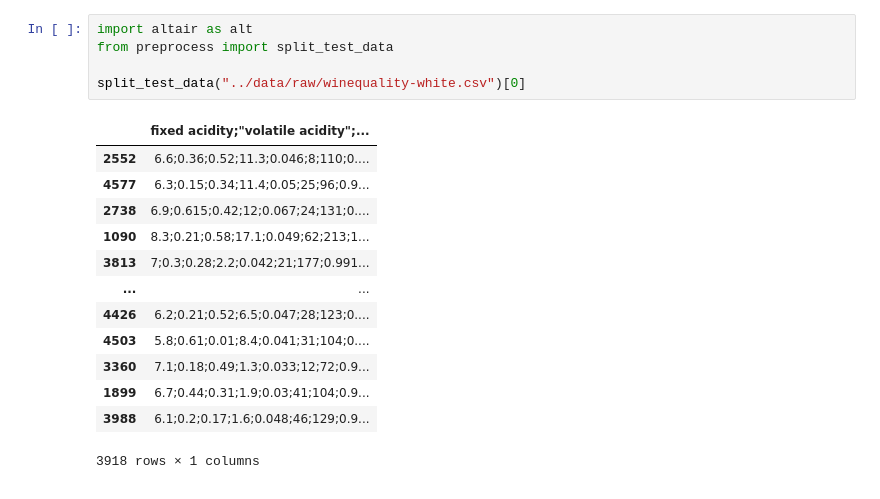
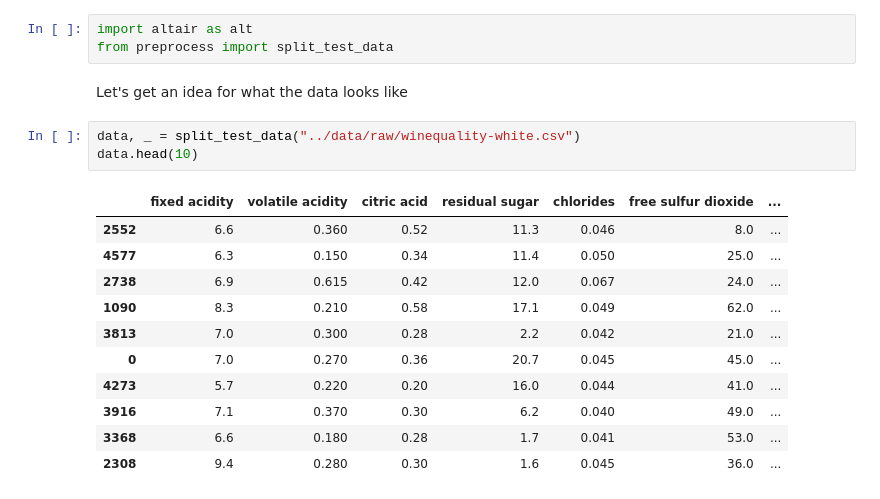
Before and after one commit to aldojasb/Group13_NamePending, a Jupyter notebook: src/eda.ipynb, the cells around one changed output. Saved outputs shown, nothing was run; the diff lists cells and outputs as text.

```diff
--- a/src/eda.ipynb
+++ b/src/eda.ipynb
@@ -1,19 +1,20 @@
 # %%
 import altair as alt
 from preprocess import split_test_data
-
-split_test_data("../data/raw/winequality-white.csv")[0]
-# %% [output]
-|  | fixed acidity;"volatile acidity";... |
-| 2552 | 6.6;0.36;0.52;11.3;0.046;8;110;0.... |
-| 4577 | 6.3;0.15;0.34;11.4;0.05;25;96;0.9... |
-| 2738 | 6.9;0.615;0.42;12;0.067;24;131;0.... |
-| 1090 | 8.3;0.21;0.58;17.1;0.049;62;213;1... |
-| 3813 | 7;0.3;0.28;2.2;0.042;21;177;0.991... |
-| ... | ... |
-| 4426 | 6.2;0.21;0.52;6.5;0.047;28;123;0.... |
-| 4503 | 5.8;0.61;0.01;8.4;0.041;31;104;0.... |
-| 3360 | 7.1;0.18;0.49;1.3;0.033;12;72;0.9... |
-| 1899 | 6.7;0.44;0.31;1.9;0.03;41;104;0.9... |
-| 3988 | 6.1;0.2;0.17;1.6;0.048;46;129;0.9... |
-3918 rows × 1 columns
+# %% [markdown]
+Let's get an idea for what the data looks like
+# %%
+data, _ = split_test_data("../data/raw/winequality-white.csv")
+data.head(10)
+# %% [output]
+|  | fixed acidity | volatile acidity | citric acid | residual sugar | chlorides | free sulfur dioxide | ... |
+| 2552 | 6.6 | 0.360 | 0.52 | 11.3 | 0.046 | 8.0 | ... |
+| 4577 | 6.3 | 0.150 | 0.34 | 11.4 | 0.050 | 25.0 | ... |
+| 2738 | 6.9 | 0.615 | 0.42 | 12.0 | 0.067 | 24.0 | ... |
+| 1090 | 8.3 | 0.210 | 0.58 | 17.1 | 0.049 | 62.0 | ... |
+| 3813 | 7.0 | 0.300 | 0.28 | 2.2 | 0.042 | 21.0 | ... |
+| 0 | 7.0 | 0.270 | 0.36 | 20.7 | 0.045 | 45.0 | ... |
+| 4273 | 5.7 | 0.220 | 0.20 | 16.0 | 0.044 | 41.0 | ... |
+| 3916 | 7.1 | 0.370 | 0.30 | 6.2 | 0.040 | 49.0 | ... |
+| 3368 | 6.6 | 0.180 | 0.28 | 1.7 | 0.041 | 53.0 | ... |
+| 2308 | 9.4 | 0.280 | 0.30 | 1.6 | 0.045 | 36.0 | ... |
```
Also changed, not shown: parts of 3 cells of this notebook.
